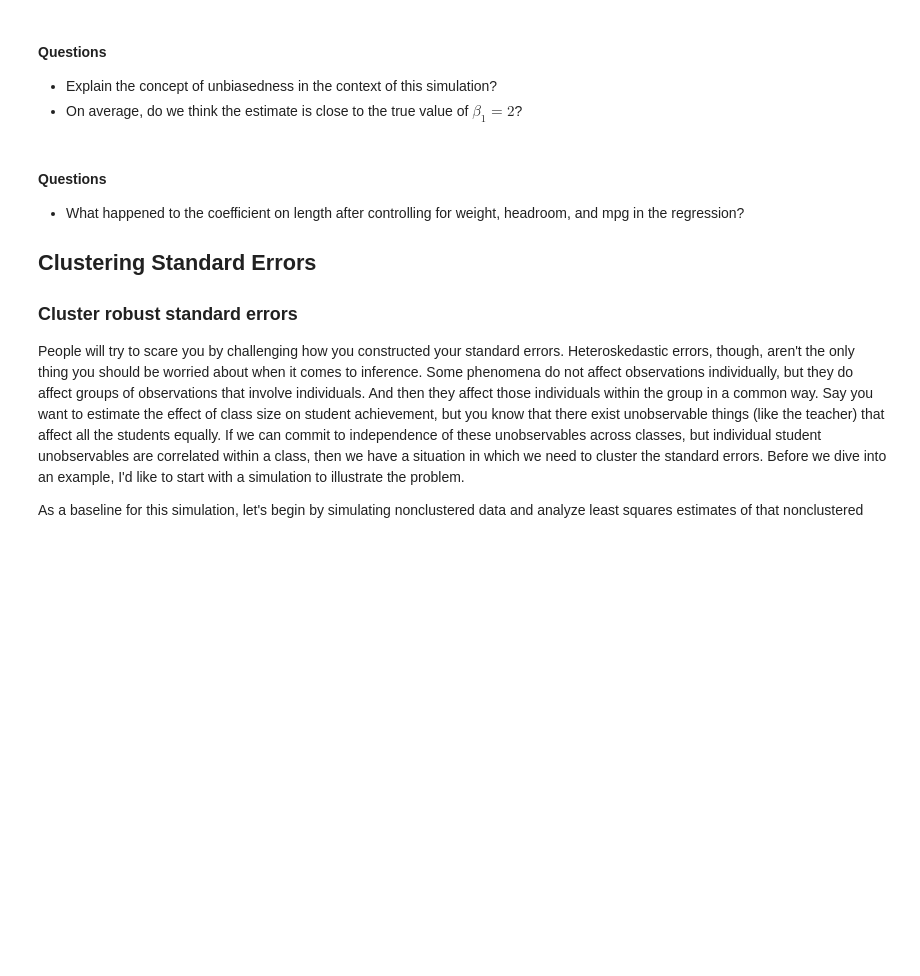
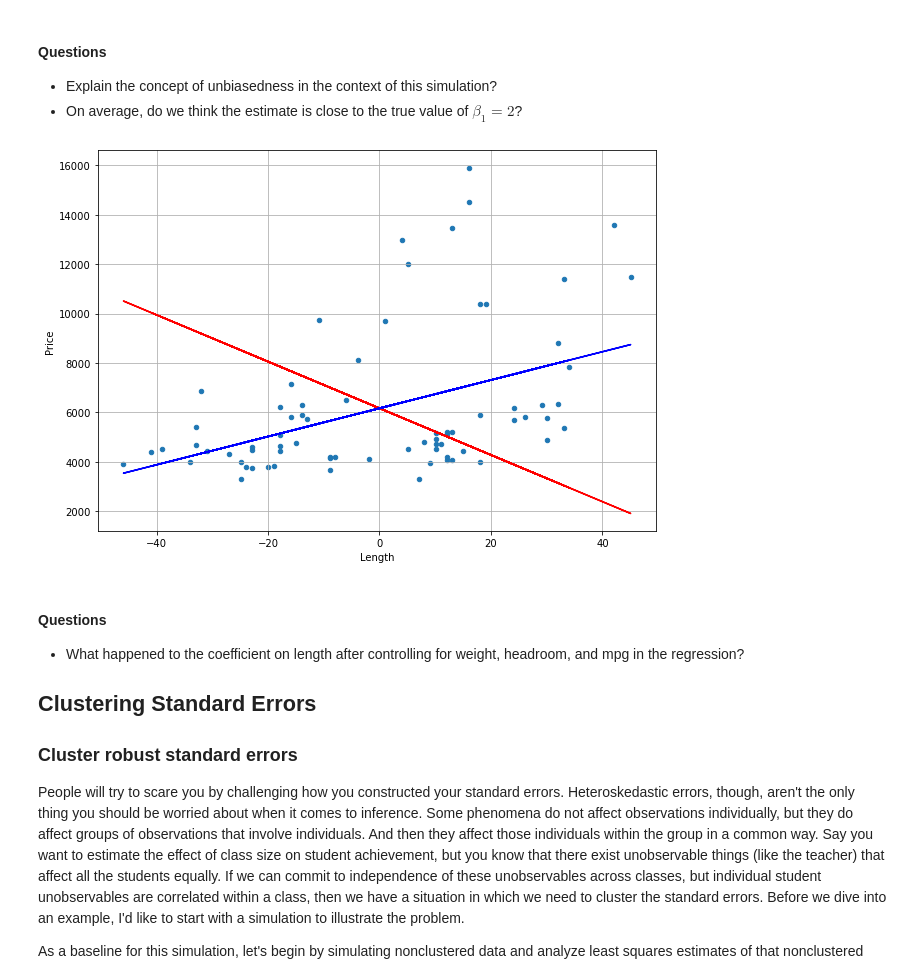
Before and after one commit to causalinfpython/mixtape, a Jupyter notebook: Probability_and_Regression.ipynb, the cells around one changed output. Saved outputs shown, nothing was run; the diff lists cells and outputs as text; code cells hidden in the pictures; blank space fills up the shorter version.

```diff
--- a/Probability_and_Regression.ipynb
+++ b/Probability_and_Regression.ipynb
@@ -86,24 +169,43 @@ p.ggplot() +\
 -   Explain the concept of unbiasedness in the context of this simulation?
 -   On average, do we think the estimate is close to the true value of $\beta_1 = 2$?
 # %%
+# Load data
 auto = pd.read_stata('https://raw.github.com/scunning1975/mixtape/master/auto.dta')
 auto['length'] = auto['length'] - auto['length'].mean()
 
-lm1 = sm.OLS.from_formula('price ~ length', data=auto).fit()
-lm2 = sm.OLS.from_formula('price ~ length + weight + headroom + mpg', data=auto).fit()
+# Fit models
+lm1 = sm.OLS.from_formula('price ~ length', data = auto).fit()
+lm2 = sm.OLS.from_formula('price ~ length + weight + headroom + mpg', data = auto).fit()
 
-
+# Extract parameters
 coef_lm1 = lm1.params
 coef_lm2 = lm2.params
 resid_lm2 = lm2.resid
 
-auto['y_single'] = coef_lm1[0] + coef_lm1[1]*auto['length']
-auto['y_multi'] = coef_lm1[0] + coef_lm2[1]*auto['length']
+# Construct variables
+auto['y_single'] = coef_lm1[0] + coef_lm1[1] * auto['length']
+auto['y_multi'] = coef_lm1[0] + coef_lm2[1] * auto['length']
 
-p.ggplot(auto) +\
-  p.geom_point(p.aes(x = 'length', y = 'price')) +\
-  p.geom_smooth(p.aes(x = 'length', y = 'y_multi'), color = "blue") +\
-  p.geom_smooth(p.aes(x = 'length', y = 'y_single'), color="red")
+# Create figure
+fig, ax = plt.subplots(figsize = (10, 7))
+# Add scatterplot of length vs. price
+auto.plot(kind = "scatter", x = 'length', y = 'price', ax = ax)
+# Create the lines-of-best-fit and add them to the plot
+m1, b1 = np.polyfit(x = auto['length'], y = auto['y_multi'], deg = 1)
+ax.plot(auto['length'], m1 * auto['length']  + b1, color = 'red')
+
+m2, b2 = np.polyfit(x = auto['length'], y = auto['y_single'], deg = 1)
+ax.plot(auto['length'], m2 * auto['length']  + b2, color = 'blue')
+
+#Customize the figure by adding gridlines and setting axis labels
+ax.grid()
+ax.set_xlabel('Length')
+ax.set_ylabel('Price')
+
+# Show figure
+plt.show()
+# %% [output]
+[figure, added]
 # %% [markdown]
 #### Questions
 
```
Also changed, not shown: parts of 13 cells of this notebook.
